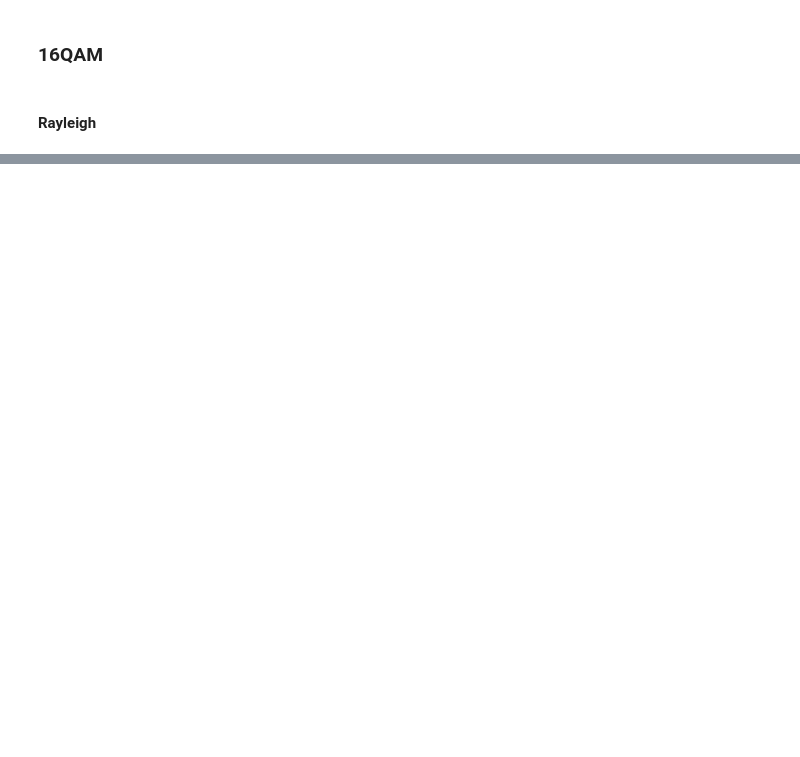
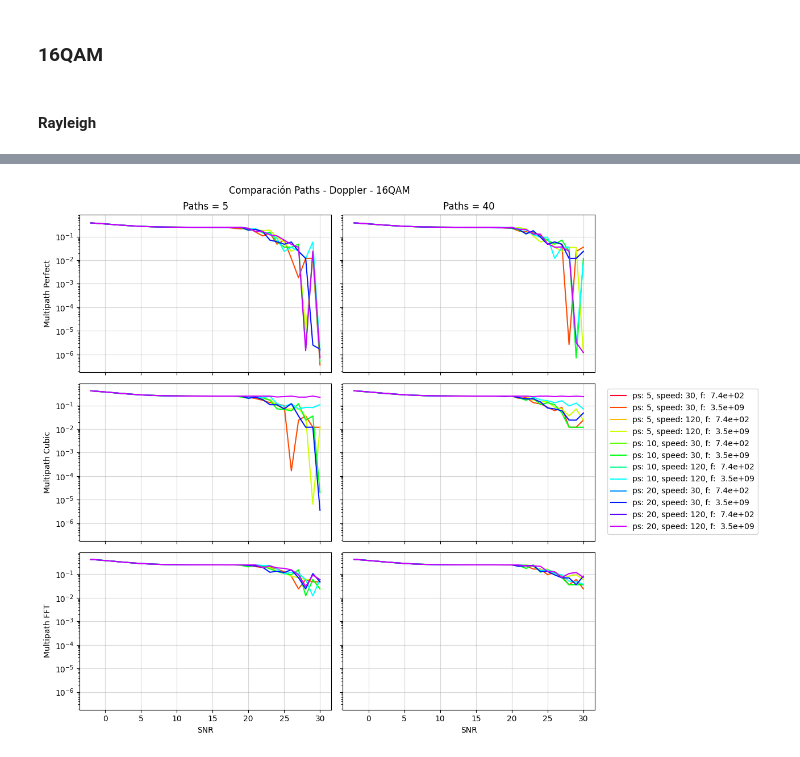
Before and after one commit to DiegoSanzB/EL7041_Project_2, a Jupyter notebook: ber.ipynb, the cells around one changed output, grey strips where cells are left out. Drawn from its saved outputs; the diff is of its cells as text; code cells hidden in the pictures; blank space fills up the shorter version.

```diff
--- a/ber.ipynb
+++ b/ber.ipynb
@@ -452,0 +457,44 @@ plt.tight_layout()
+# %%
+# paths doppler
+path_5  = data_16qam[data_16qam['path'] == 5]
+path_40 = data_16qam[data_16qam['path'] == 40]
+
+fig, ax = plt.subplots(3, 2, sharey=True, sharex=True, figsize=(10, 10))
+for pilot_spacing in PILOT_SPACING:
+    for speed in SPEED:
+        for carrier_freq in CARRIER_FREQ:
+            for i in range(0, 3):
+                ber = bers_label[i+3]
+                path_5_filtered = path_5[(path_5['pilot_spacing'] == pilot_spacing) & (path_5['speed'] == speed) & (path_5['carrier_freq'] == carrier_freq)]
+                path_40_filtered = path_40[(path_40['pilot_spacing'] == pilot_spacing) & (path_40['speed'] == speed) & (path_40['carrier_freq'] == carrier_freq)]
+                ax[i][0].plot(path_5_filtered['snr'], path_5_filtered[ber], '-', label=f'ps: {pilot_spacing}, speed: {speed}, f: {carrier_freq: .2g}')
+                ax[i][1].plot(path_40_filtered['snr'], path_40_filtered[ber], '-', label=f'ps: {pilot_spacing}, speed: {speed}, f: {carrier_freq: .2g}')
+
+# plot theorical QPSK
+snr = 10**(path_5_filtered['snr']/10)
+qpsk_teo = 4 * snr * np.sin(np.pi/8)**2
+
+for i in range(3):
+    ax[i][0].set_ylabel(bers_axis[i+3])
+    for j in range(2):
+        # ax[i][j].plot(path_5_filtered['snr'], (1/2)*(1-np.sqrt((qpsk_teo/(2+qpsk_teo)))), '-.', color='black', label="QPSK Teorico")
+        ax[i][j].set_yscale('log')
+        ax[i][j].grid(alpha=0.5)
+
+
+
+ax[2][0].set_xlabel("SNR")
+ax[2][1].set_xlabel("SNR")
+
+ax[0][0].set_title("Paths = 5")
+ax[0][1].set_title("Paths = 40")
+
+handles, labels = plt.gca().get_legend_handles_labels()
+fig.legend(handles=handles, bbox_to_anchor=(1, 0.495), loc='center left')
+
+fig.suptitle(f"Comparación Paths - Doppler - 16QAM")
+plt.tight_layout()
+
+fig.savefig('results/16qam_doppler_path.png', bbox_inches='tight')
+# %% [output]
+[figure, added]
```
Also changed, not shown: parts of 15 cells of this notebook, 1 other file.
